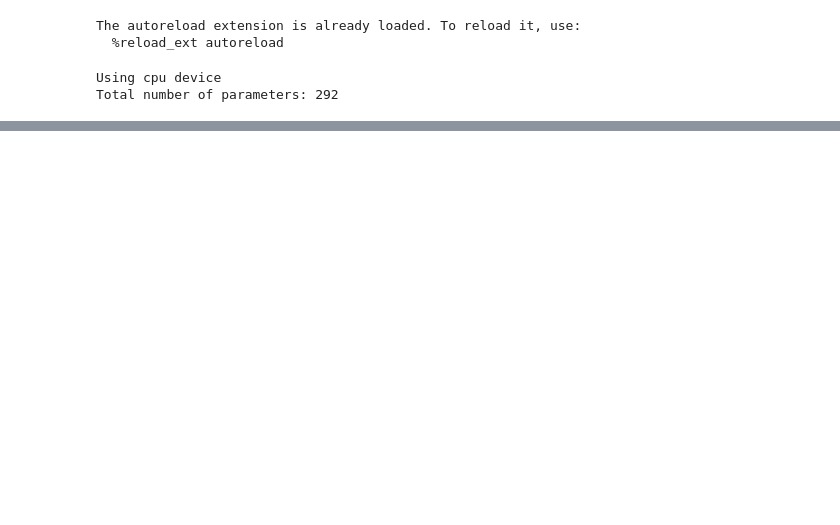
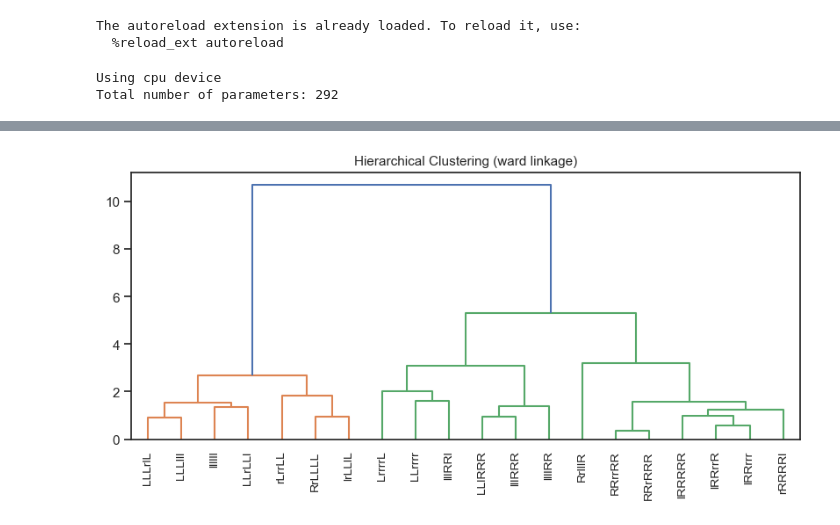
Before and after one commit to CorwinCheung/Transformers_for_Modeling_Decision_Sequences, a Jupyter notebook: interpretability/embeddings.ipynb, the cells around one changed output, grey strips where cells are left out. Drawn from its saved outputs; the diff is of its cells as text; code cells hidden in the pictures; blank space fills up the shorter version.

```diff
--- a/interpretability/embeddings.ipynb
+++ b/interpretability/embeddings.ipynb
@@ -465,0 +106,6 @@ Found 11 models for run 24
+# %%
+embeddings, similarities = interp.sequence_embedding_similarity(model, sequences, stoi)
+
+ordered_sequences, ordered_sim_matrix, Z_ordered = interp.cluster_sequences_hierarchical(similarities, sequences, replot=False)
+# %% [output]
+[figure, new version]
```
Also changed, not shown: parts of 21 cells of this notebook, 2 other files.
